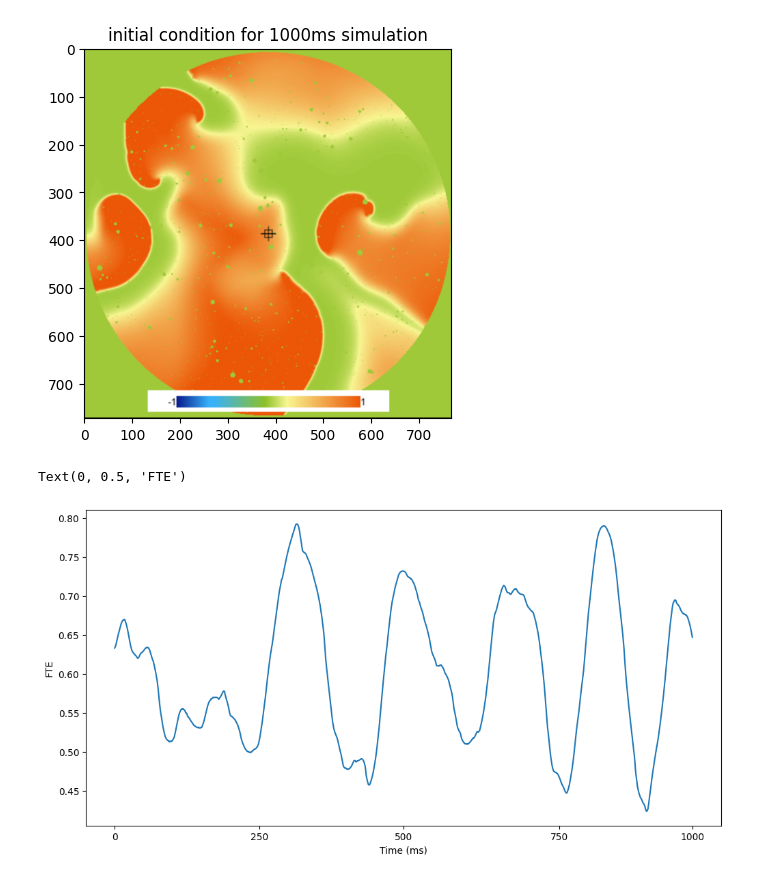
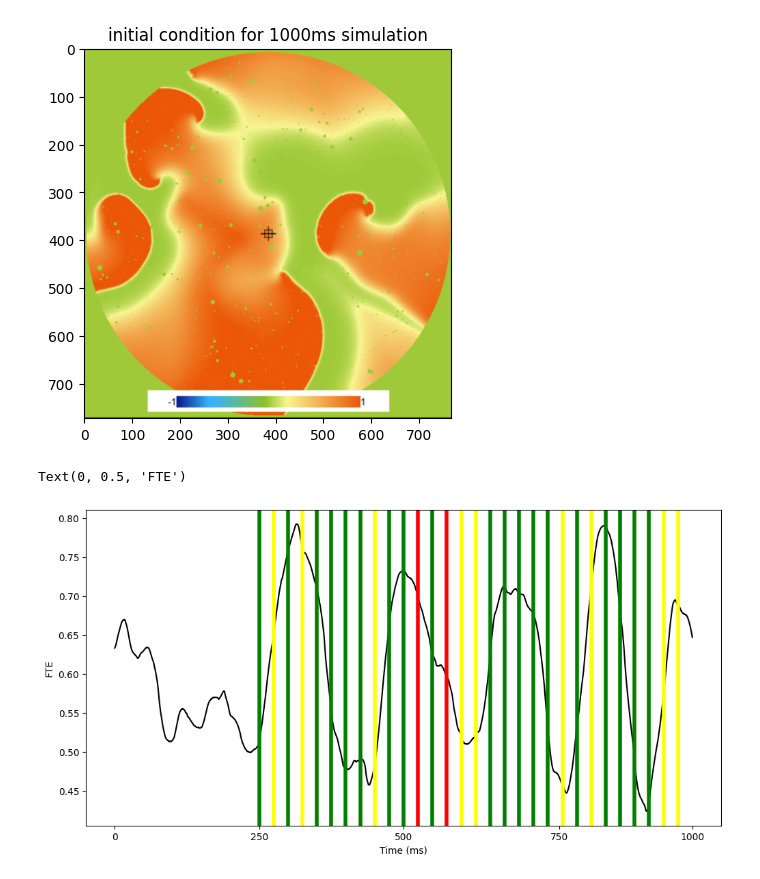
Before and after one commit to William-XiaodongAn/defibrillation, a Jupyter notebook: jupyter_script/analyze_defrib_freq.ipynb, the cells around one changed output. Cells and saved outputs as stored; diff of their text form; code cells hidden in the pictures.

```diff
--- a/jupyter_script/analyze_defrib_freq.ipynb
+++ b/jupyter_script/analyze_defrib_freq.ipynb
@@ -50,13 +50,50 @@ with open("../data/FTE_fcolor.csv") as csv_file:
     for row in csv_reader:
         for value in row[1:]:
             FTE.append(float(value)/circle_area)
+# %%
+defrib_dict = {
+    250: 4,
+    275: 6,
+    300: 3,
+    325: 6,
+    350: 4,
+    375: 3,
+    400: 1,
+    425: 2,
+    450: 7,
+    475: 2,
+    500: 4,
+    525: 9,
+    550: 3,
+    575: 12,
+    600: 5,
+    625: 5,
+    650: 3,
+    675: 2,
+    700: 3,
+    725: 2,
+    750: 4,
+    775: 5,
+    800: 3,
+    825: 7,
+    850: 2,
+    875: 2,
+    900: 4,
+    925: 3,
+    950: 6,
+    975: 5,
+}
 # %%
 plt.figure(figsize=(12, 6))
-plt.plot(FTE)
+plt.plot(FTE,color='k') # black color
+#plot the defrib_dict to the plot with key on x and value as differnt vertical color lines, with color value equal to the value in the dict, 1-5 green, 6-10 yellow, above 10 red
+for key, value in defrib_dict.items():
+    plt.axvline(x=key*33.333, color='g' if value <= 4 else 'yellow' if value <= 7 else 'r', linewidth=4) # also add width for line
+
 # make x axis tick from [0,33333] to [0,1000]
 plt.xticks(ticks=[0, 33333//4,33333//2,33333//1.3, 33333], labels=[0, 250,500, 750,1000])
 plt.xlabel('Time (ms)')
 plt.ylabel('FTE')
 # %% [output]
 Text(0, 0.5, 'FTE')
-[figure, old version]
+[figure, new version]
```
Also changed, not shown: parts of 2 cells of this notebook, 1 other file.
